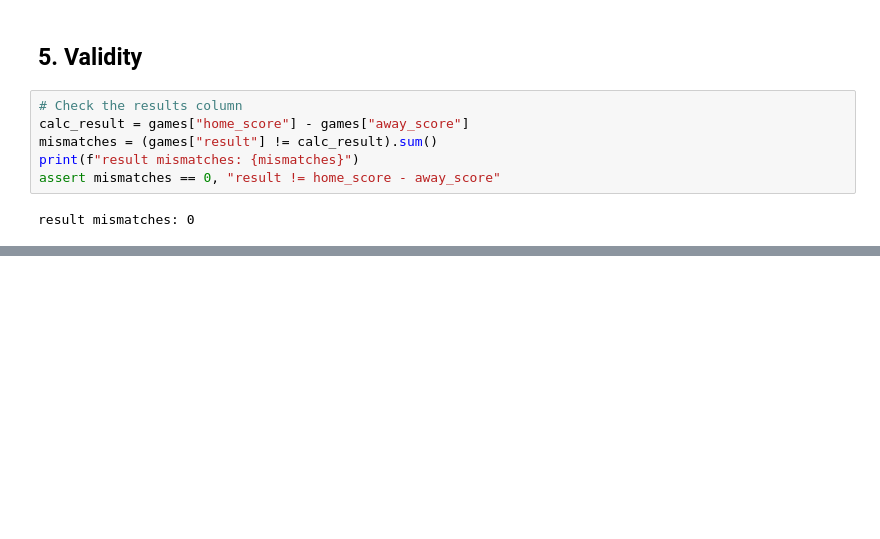
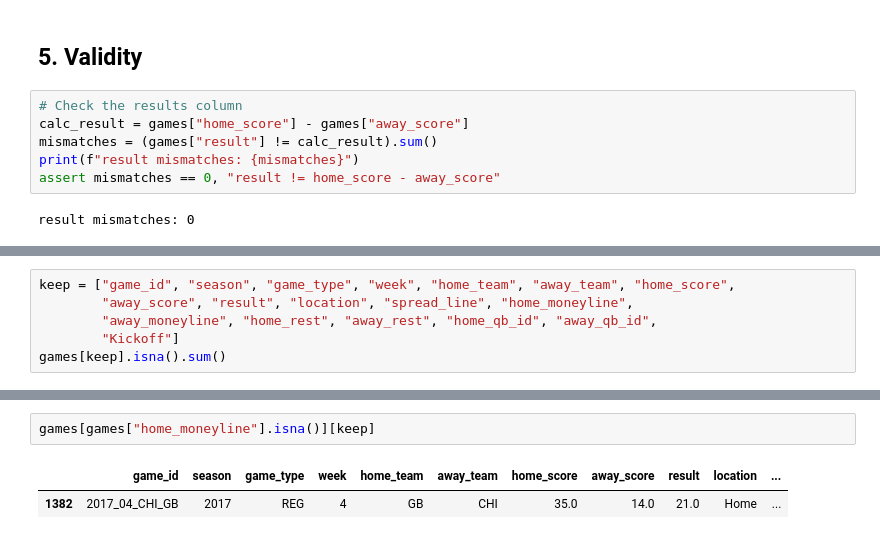
Before and after one commit to grant-jones1/NFL-model, a Jupyter notebook: notebooks/01_data_exploration.ipynb, the cells around one changed output, grey strips where cells are left out. Drawn from its saved outputs; the diff is of its cells as text; blank space fills up the shorter version.

```diff
--- a/notebooks/01_data_exploration.ipynb
+++ b/notebooks/01_data_exploration.ipynb
@@ -133,0 +262,6 @@ result mismatches: 0
+# %%
+keep = ["game_id", "season", "game_type", "week", "home_team", "away_team", "home_score",
+        "away_score", "result", "location", "spread_line", "home_moneyline",
+        "away_moneyline", "home_rest", "away_rest", "home_qb_id", "away_qb_id",
+        "Kickoff"]
+games[keep].isna().sum()
@@ -133,0 +288,5 @@ result mismatches: 0
+# %%
+games[games["home_moneyline"].isna()][keep]
+# %% [output]
+|  | game_id | season | game_type | week | home_team | away_team | home_score | away_score | result | location | ... |
+| 1382 | 2017_04_CHI_GB | 2017 | REG | 4 | GB | CHI | 35.0 | 14.0 | 21.0 | Home | ... |
```
Also changed, not shown: parts of 31 cells of this notebook, 1 other file.
